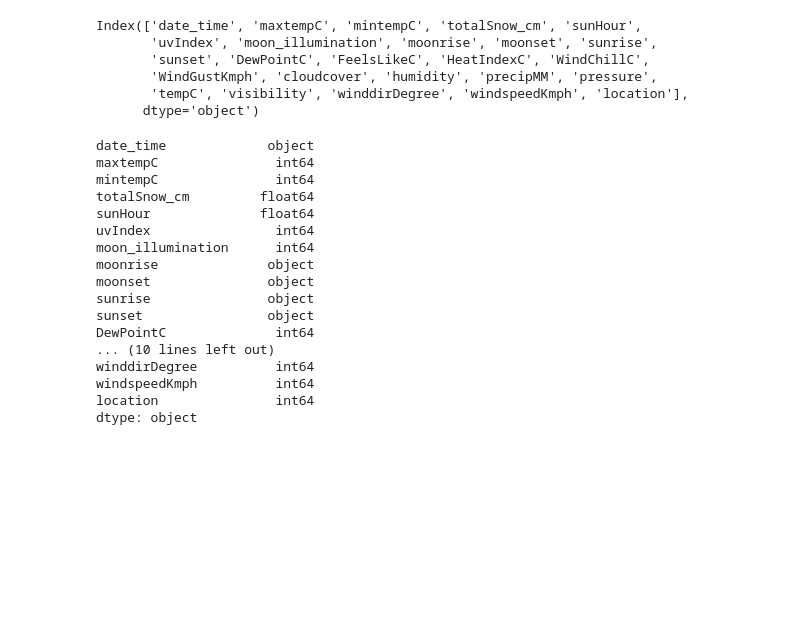
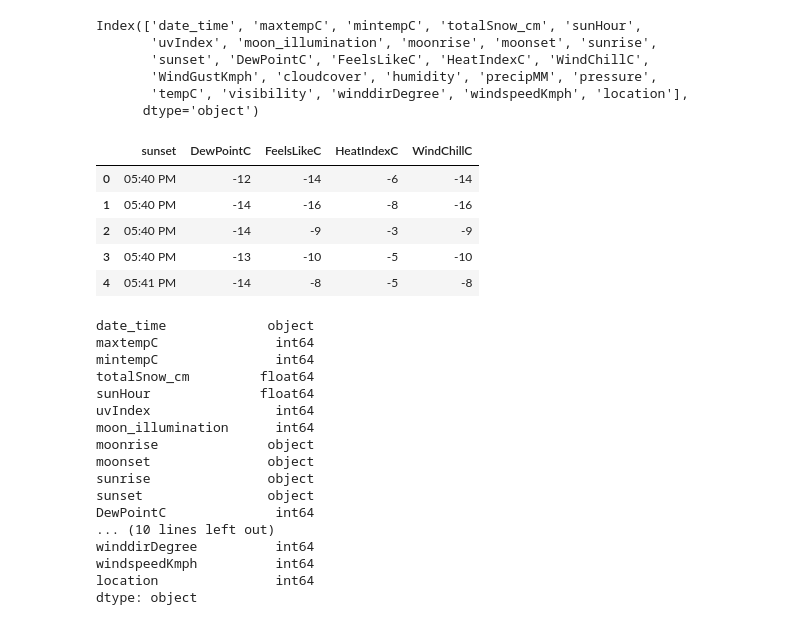
Before and after one commit to BloomTech-Labs/Labs26-Citrics-DS-TeamA, a Jupyter notebook: notebooks/get_stats.ipynb, the cells around one changed output. Cells and saved outputs as stored; diff of their text form; code cells hidden in the pictures; blank space fills up the shorter version.

```diff
--- a/notebooks/get_stats.ipynb
+++ b/notebooks/get_stats.ipynb
@@ -36,6 +36,15 @@ Index(['date_time', 'maxtempC', 'mintempC', 'totalSnow_cm', 'sunHour',
        'WindGustKmph', 'cloudcover', 'humidity', 'precipMM', 'pressure',
        'tempC', 'visibility', 'winddirDegree', 'windspeedKmph', 'location'],
       dtype='object')
+# %%
+ny[["sunset", "DewPointC", "FeelsLikeC", "HeatIndexC", "WindChillC"]].head()
+# %% [output]
+|  | sunset | DewPointC | FeelsLikeC | HeatIndexC | WindChillC |
+| 0 | 05:40 PM | -12 | -14 | -6 | -14 |
+| 1 | 05:40 PM | -14 | -16 | -8 | -16 |
+| 2 | 05:40 PM | -14 | -9 | -3 | -9 |
+| 3 | 05:40 PM | -13 | -10 | -5 | -10 |
+| 4 | 05:41 PM | -14 | -8 | -5 | -8 |
 # %%
 ny.dtypes
 # %% [output]
```
